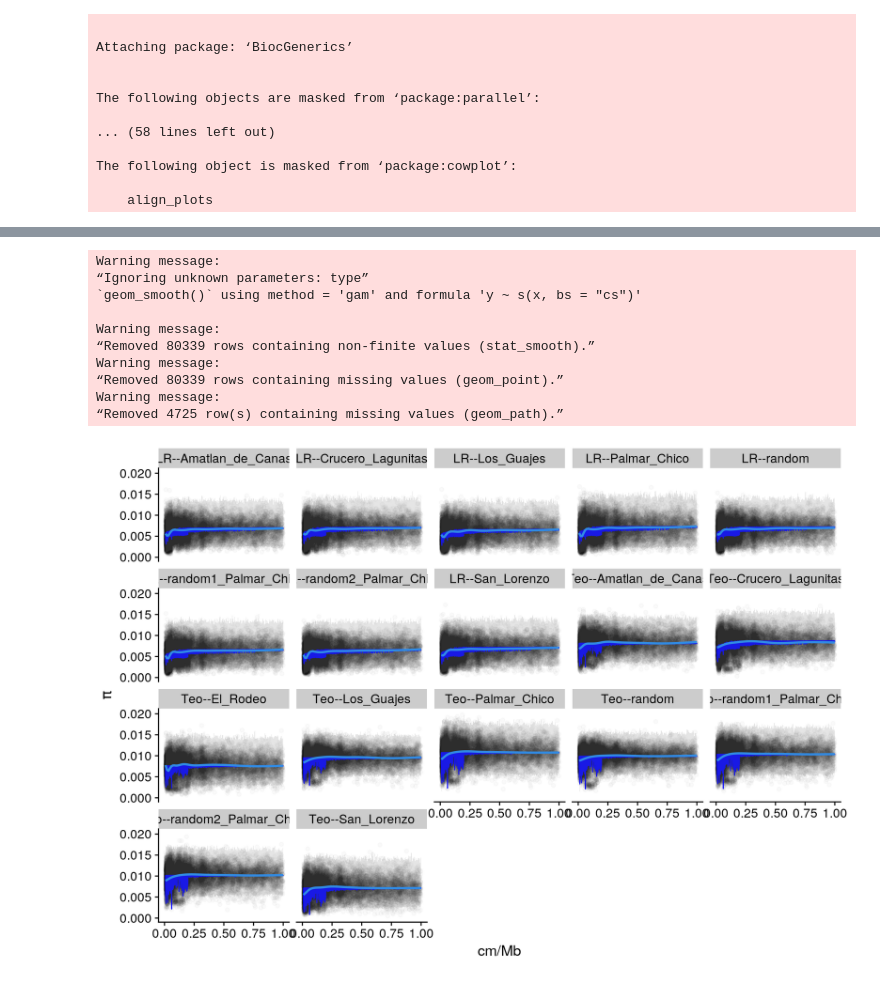
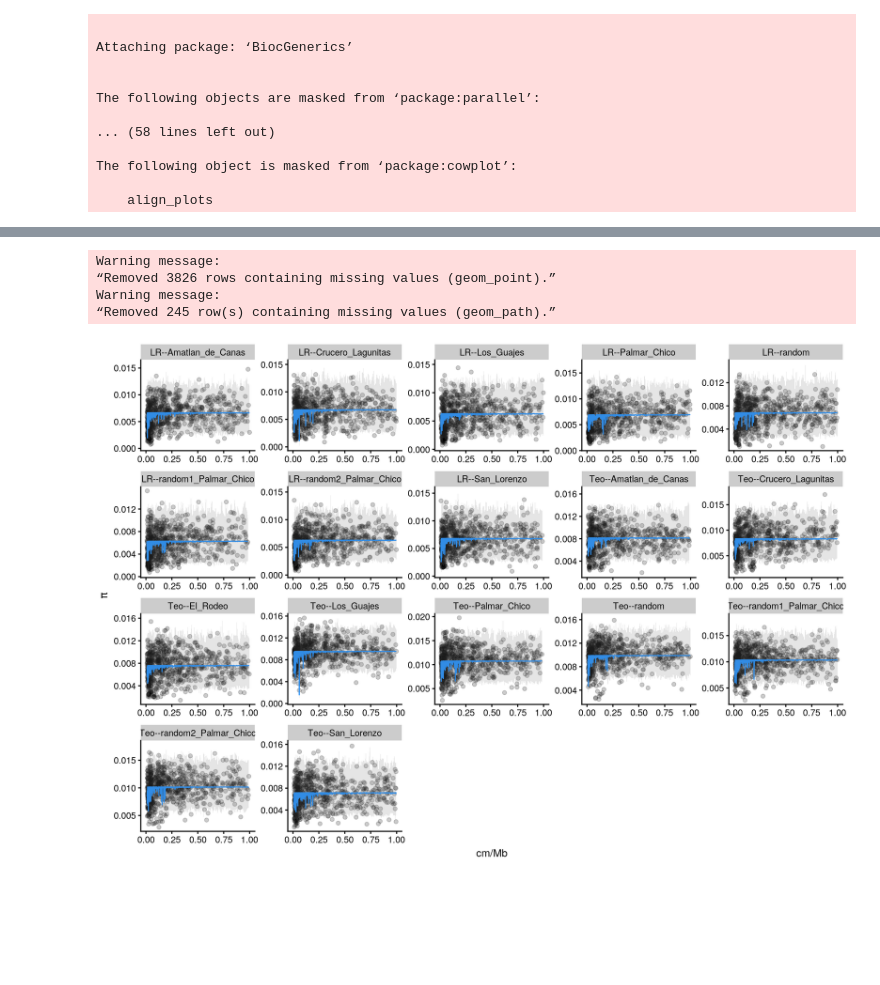
Before and after one commit to silastittes/parv_local, a Jupyter notebook: notebooks/BGSmodeling.ipynb, the cells around one changed output, grey strips where cells are left out. Drawn from its saved outputs; the diff is of its cells as text; code cells hidden in the pictures; blank space fills up the shorter version.

```diff
--- a/notebooks/BGSmodeling.ipynb
+++ b/notebooks/BGSmodeling.ipynb
@@ -208,7 +208,7 @@ infer_theta <- function(pi, G_i, fd_i, rbp_i, sample_size = 100, pop = "", mode
   sig_bound <- c(-Inf, Inf)
   ll <- 1e-10
   hh <- 100
-  denom <- 2
+  denom <- 1
   #model fit
   mod_full <-
     optim(
@@ -398,7 +398,7 @@ build_bgs_fit <- function(chrms, pi_df, genetic_map_df, functional_df, s, h, mu,
         model_df$G,
         model_df$functional_bps,
         model_df$rho,
-        sample_size = nrow(model_df),
+        sample_size = min(nrow(model_df), 1000),
         pop = pop,
         conf = conf,
         pred = pred,
@@ -666,7 +728,9 @@ dbl [12]: WinCenter, tW, tP, tF, tH, tL, Tajima, fuf, fud, fayh, zeng, nSites
 Use `spec()` to retrieve the guessed column specification
 Pass a specification to the `col_types` argument to quiet this message
 # %%
-best_fit_list <- readRDS("bgs_bestfit.rds")
+mu_int <- 7
+best_fit_list <- readRDS(str_glue("bgs_bestfit_mu-{mu_int}.rds"))
+best_mod <- eval(parse(text = str_glue("best_mod_{mu_int}")))
 
 aic_df <- map_df(best_fit_list, ~ .x$aic_df)
 conf_df <- map_df(best_fit_list, ~ .x$conf_df)
@@ -705,28 +770,23 @@ b + a + plot_layout(widths = c(1,2))
 # %%
 pred_df %>%
     filter(model == "full") %>%
     mutate(pop = str_remove_all(pop, ".100000BP"),
            pop = str_remove_all(pop, "v5--")) %>%
     mutate(rbp_i = -1*(100/2)*log(1 - 2*rbp_i)*1e6) %>%
     #mutate(rbp_i = log(rbp_i)) %>%
     ggplot()+
-    geom_point(mapping = aes(rbp_i, pi), alpha = 0.02) +
-    geom_line(mapping = aes(rbp_i, expected_pi), colour = "blue") +
-    geom_smooth(mapping = aes(rbp_i, pi), se = F, colour = "dodgerblue", type = 2) +
+    geom_point(mapping = aes(rbp_i, pi), alpha = 0.2) +
+    geom_line(mapping = aes(rbp_i, expected_pi), colour = "dodgerblue") +
+    #geom_smooth(mapping = aes(rbp_i, pi), se = F, colour = "dodgerblue", type = 2) +
     geom_ribbon(mapping = aes(x = rbp_i, ymin = low, ymax =  high), fill = "grey50", alpha = 0.2) +
-    facet_wrap(~pop, scales = "fixed") +
+    facet_wrap(~pop, scales = "free") +
     xlab("cm/Mb") +
     ylab(expression(pi)) +
-    xlim(0, 1)
+    xlim(0, 1) +
+    cowplot::theme_cowplot(font_size = 10)
 # %% [output]
 Warning message:
-“Ignoring unknown parameters: type”
-`geom_smooth()` using method = 'gam' and formula 'y ~ s(x, bs = "cs")'
-
+“Removed 3826 rows containing missing values (geom_point).”
 Warning message:
-“Removed 80339 rows containing non-finite values (stat_smooth).”
-Warning message:
-“Removed 80339 rows containing missing values (geom_point).”
-Warning message:
-“Removed 4725 row(s) containing missing values (geom_path).”
+“Removed 245 row(s) containing missing values (geom_path).”
-[figure, old version]
+[figure, new version]
```
Also changed, not shown: parts of 9 cells of this notebook, 9 other files.
